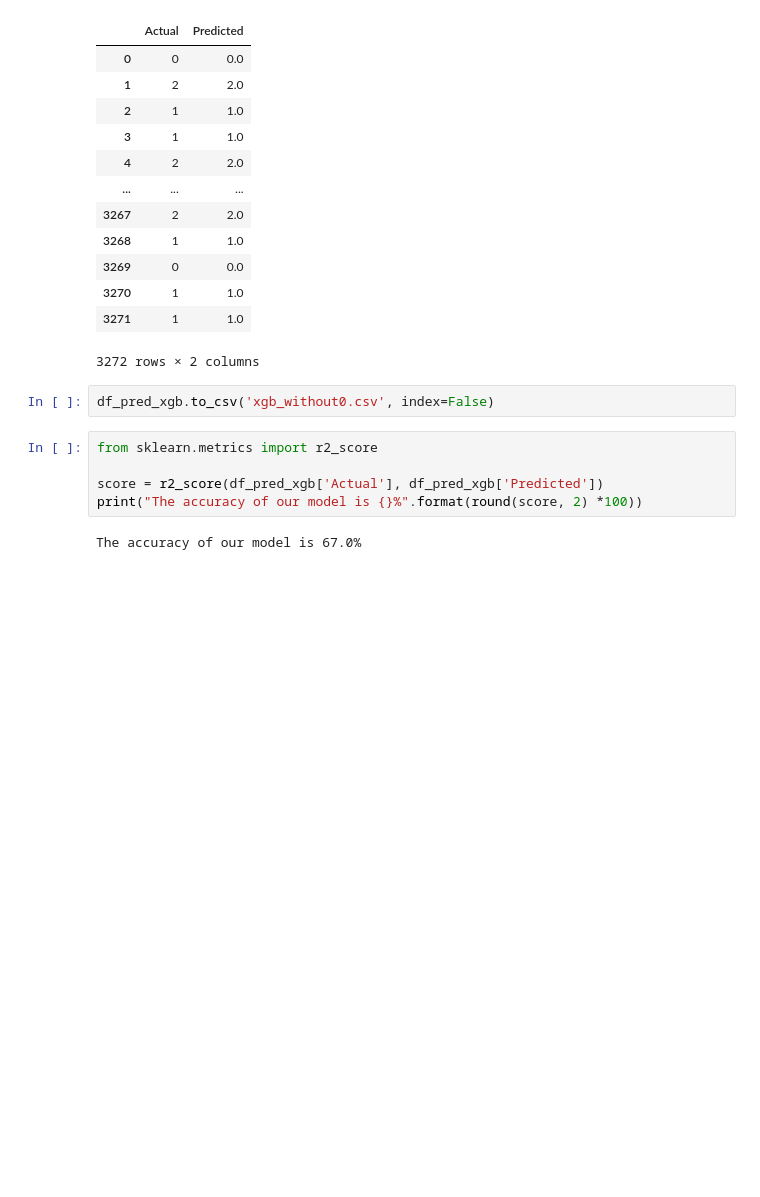
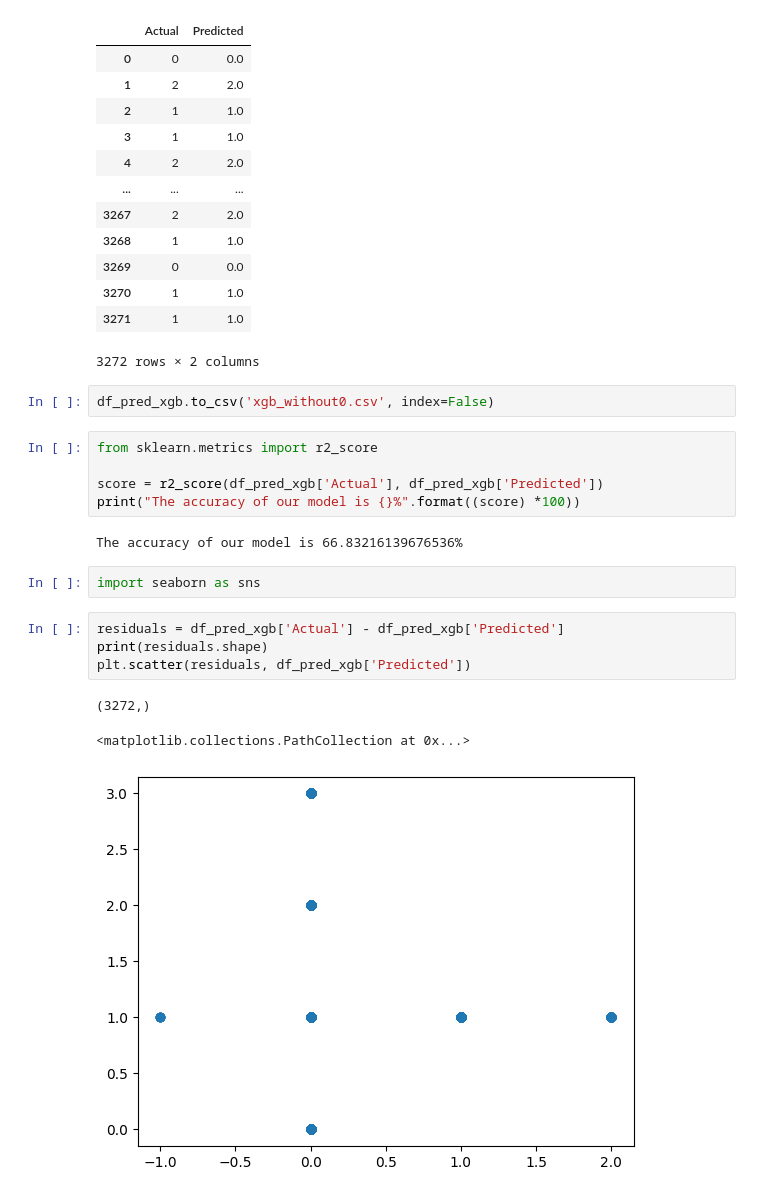
Before and after one commit to preethika-ajay/Air-Crash-Analysis-and-Prediction, a Jupyter notebook: XGBoost.ipynb, the cells around one changed output. Drawn from its saved outputs; the diff is of its cells as text; blank space fills up the shorter version.

```diff
--- a/XGBoost.ipynb
+++ b/XGBoost.ipynb
@@ -353,6 +354,16 @@ df_pred_xgb.to_csv('xgb_without0.csv', index=False)
 from sklearn.metrics import r2_score
 
 score = r2_score(df_pred_xgb['Actual'], df_pred_xgb['Predicted'])
-print("The accuracy of our model is {}%".format(round(score, 2) *100))
+print("The accuracy of our model is {}%".format((score) *100))
 # %% [output]
-The accuracy of our model is 67.0%
+The accuracy of our model is 66.83216139676536%
+# %%
+import seaborn as sns
+# %%
+residuals = df_pred_xgb['Actual'] - df_pred_xgb['Predicted']
+print(residuals.shape)
+plt.scatter(residuals, df_pred_xgb['Predicted'])
+# %% [output]
+(3272,)
+<matplotlib.collections.PathCollection at 0x...>
+[figure, added]
```
Also changed, not shown: parts of 2 cells of this notebook.
